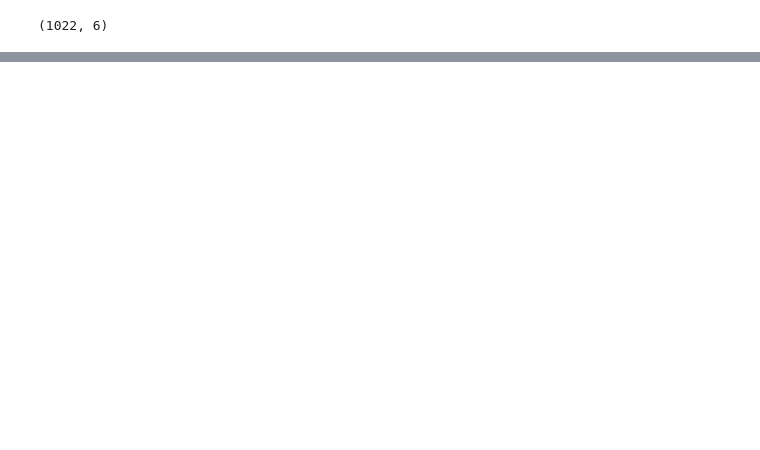
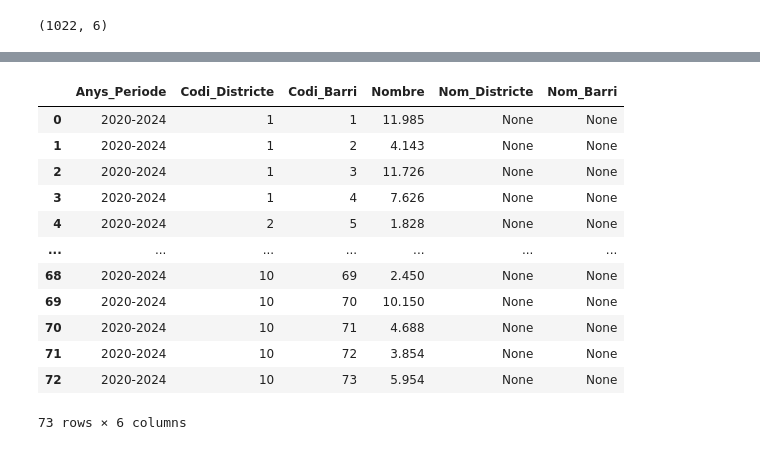
Before and after one commit to IvanaCandyAguilar/Data-Engineer-Data-Science, a Jupyter notebook: Data Science final project/Data Science Final Project.ipynb, the cells around one changed output, grey strips where cells are left out. Saved outputs shown, nothing was run; the diff lists cells and outputs as text; code cells hidden in the pictures; blank space fills up the shorter version.

```diff
--- a/Data Science final project/Data Science Final Project.ipynb
+++ b/Data Science final project/Data Science Final Project.ipynb
@@ -908,0 +512,34 @@ print(df_result)
+# %%
+from sklearn.model_selection import train_test_split
+from sklearn.metrics import r2_score, mean_squared_error, mean_absolute_error
+from sklearn.ensemble import RandomForestRegressor
+
+# Separamos los datos en conjuntos de entrenamiento y prueba
+X = df_main_preprocesado.drop(['Nombre'], axis=1)
+y = df_main_preprocesado['Nombre']
+X_train, X_test, y_train, y_test = train_test_split(X, y, test_size=0.2, random_state=42)
+print(X_train.shape); print(X_test.shape)
+
+# Crear y entrenar el modelo de Random Forest
+model = RandomForestRegressor(max_depth=None, n_estimators=300)
+model.fit(X_train, y_train)
+
+# Realizar predicciones con el conjunto de entrenamiento y de prueba
+y_pred_train = model.predict(X_train)
+y_pred_test = model.predict(X_test)
+
+# Evaluar el rendimiento del modelo en el conjunto de entrenamiento
+r2_train = r2_score(y_train, y_pred_train)
+mse_train = mean_squared_error(y_train, y_pred_train)
+mae_train = mean_absolute_error(y_train, y_pred_train)
+print("R2 score (train):", r2_train)
+print("Mean Squared Error (train):", mse_train)
+print("Mean Absolute Error (train):", mae_train)
+
+# Evaluar el rendimiento del modelo en el conjunto de prueba
+r2_test = r2_score(y_test, y_pred_test)
+mse_test = mean_squared_error(y_test, y_pred_test)
+mae_test = mean_absolute_error(y_test, y_pred_test)
+print("R2 score (test):", r2_test)
+print("Mean Squared Error (test):", mse_test)
+print("Mean Absolute Error (test):", mae_test)
@@ -908,0 +628,20 @@ print(df_result)
+# %%
+df_result['Anys_Periode'] = '2020-2024'
+df_result['Nom_Districte']=None
+df_result['Nom_Barri']=None
+# %%
+df_result
+# %% [output]
+|  | Anys_Periode | Codi_Districte | Codi_Barri | Nombre | Nom_Districte | Nom_Barri |
+| 0 | 2020-2024 | 1 | 1 | 11.985 | None | None |
+| 1 | 2020-2024 | 1 | 2 | 4.143 | None | None |
+| 2 | 2020-2024 | 1 | 3 | 11.726 | None | None |
+| 3 | 2020-2024 | 1 | 4 | 7.626 | None | None |
+| 4 | 2020-2024 | 2 | 5 | 1.828 | None | None |
+| ... | ... | ... | ... | ... | ... | ... |
+| 68 | 2020-2024 | 10 | 69 | 2.450 | None | None |
+| 69 | 2020-2024 | 10 | 70 | 10.150 | None | None |
+| 70 | 2020-2024 | 10 | 71 | 4.688 | None | None |
+| 71 | 2020-2024 | 10 | 72 | 3.854 | None | None |
+| 72 | 2020-2024 | 10 | 73 | 5.954 | None | None |
+73 rows × 6 columns
```
Also changed, not shown: parts of 67 cells of this notebook, 4 other files.
